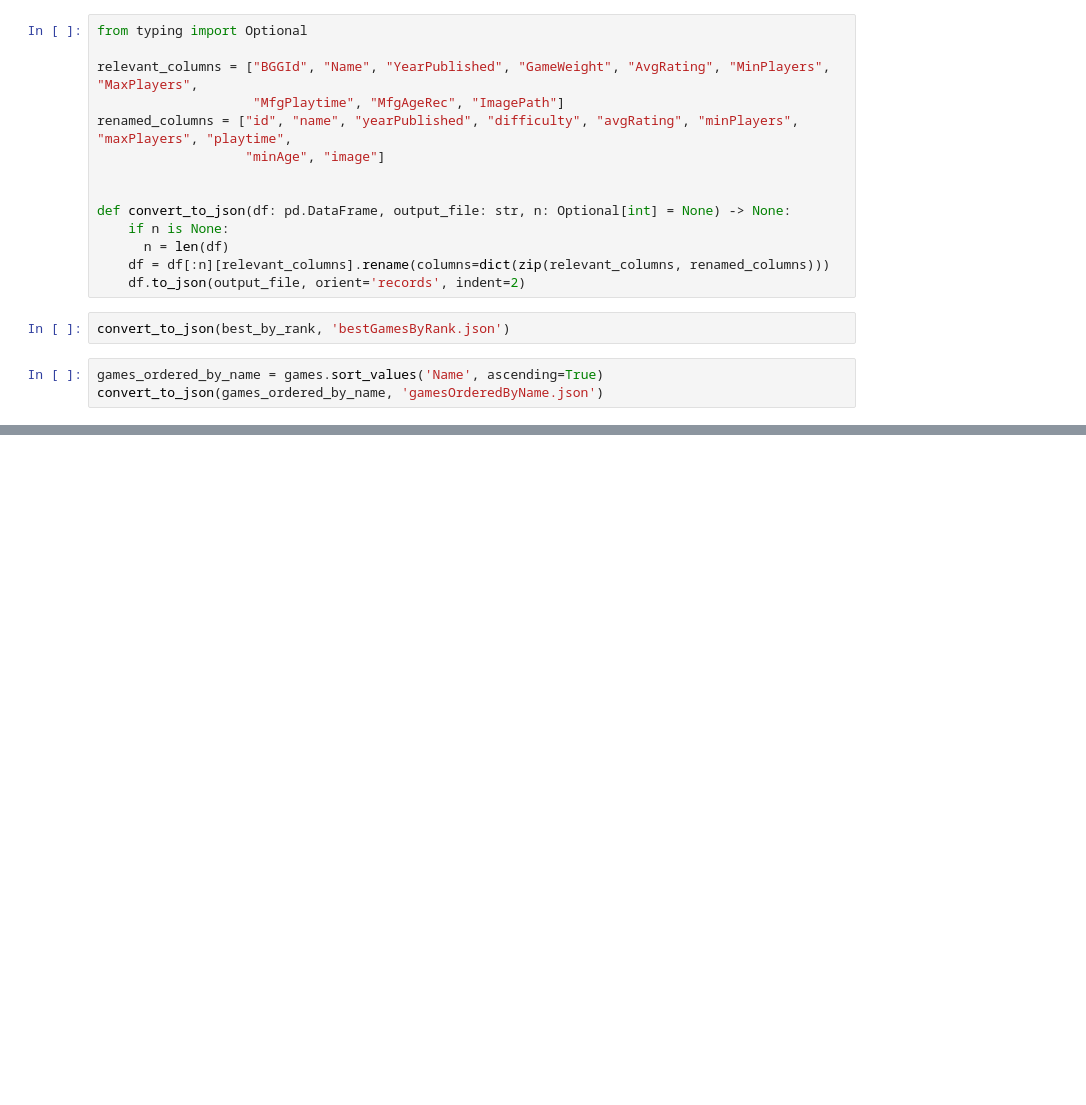
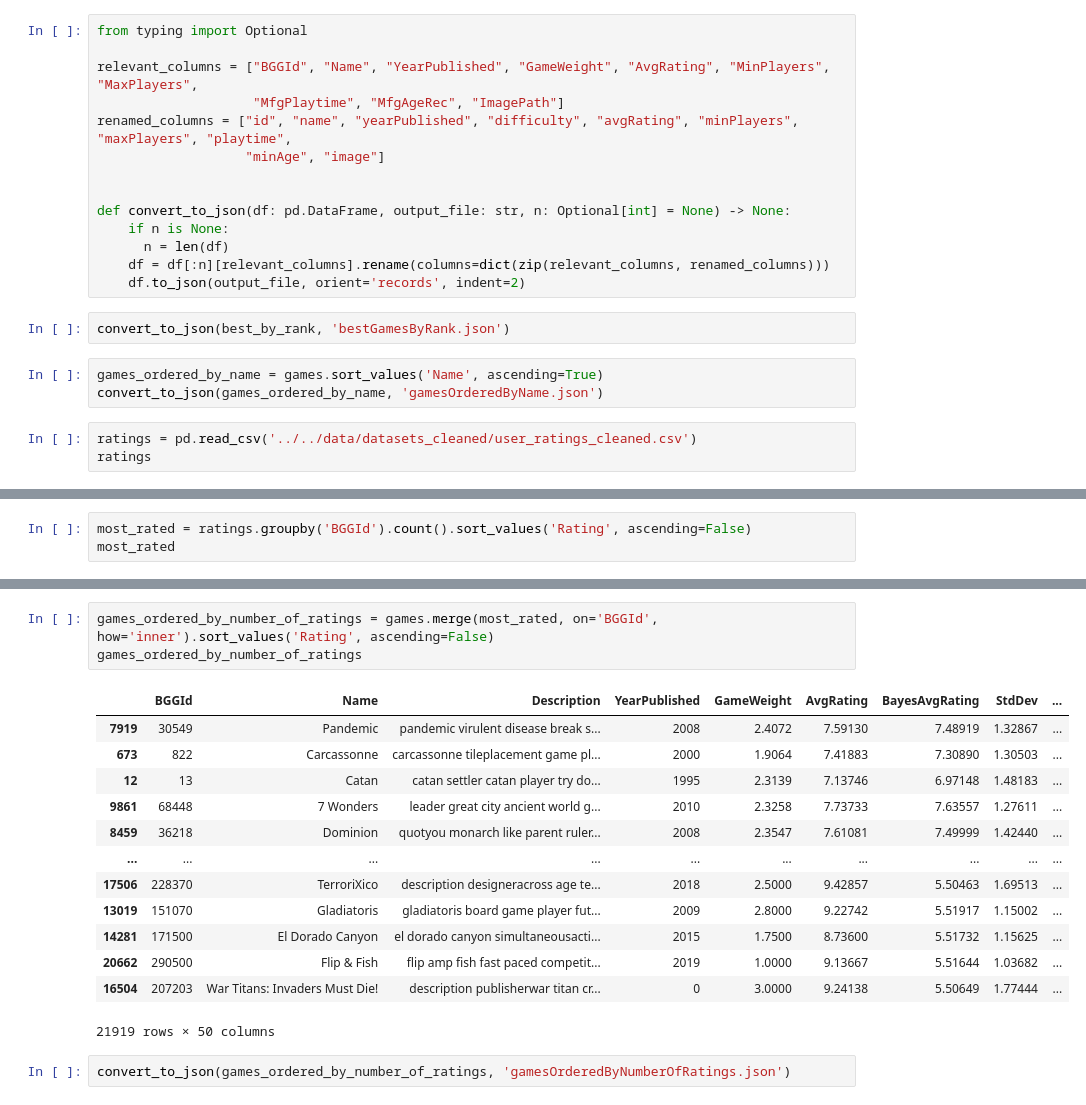
Before and after one commit to petr7555/pv254-board-games-recommender, a Jupyter notebook: server/playground/petr_janik/baselines.ipynb, the cells around one changed output, grey strips where cells are left out. Cells and saved outputs as stored; diff of their text form; blank space fills up the shorter version.

```diff
--- a/server/playground/petr_janik/baselines.ipynb
+++ b/server/playground/petr_janik/baselines.ipynb
@@ -84,3 +84,6 @@ convert_to_json(best_by_rank, 'bestGamesByRank.json')
 # %%
 games_ordered_by_name = games.sort_values('Name', ascending=True)
 convert_to_json(games_ordered_by_name, 'gamesOrderedByName.json')
+# %%
+ratings = pd.read_csv('../../data/datasets_cleaned/user_ratings_cleaned.csv')
+ratings
@@ -86,0 +104,3 @@ convert_to_json(games_ordered_by_name, 'gamesOrderedByName.json')
+# %%
+most_rated = ratings.groupby('BGGId').count().sort_values('Rating', ascending=False)
+most_rated
@@ -86,0 +122,19 @@ convert_to_json(games_ordered_by_name, 'gamesOrderedByName.json')
+# %%
+games_ordered_by_number_of_ratings = games.merge(most_rated, on='BGGId', how='inner').sort_values('Rating', ascending=False)
+games_ordered_by_number_of_ratings
+# %% [output]
+|  | BGGId | Name | Description | YearPublished | GameWeight | AvgRating | BayesAvgRating | StdDev | ... |
+| 7919 | 30549 | Pandemic | pandemic virulent disease break s... | 2008 | 2.4072 | 7.59130 | 7.48919 | 1.32867 | ... |
+| 673 | 822 | Carcassonne | carcassonne tileplacement game pl... | 2000 | 1.9064 | 7.41883 | 7.30890 | 1.30503 | ... |
+| 12 | 13 | Catan | catan settler catan player try do... | 1995 | 2.3139 | 7.13746 | 6.97148 | 1.48183 | ... |
+| 9861 | 68448 | 7 Wonders | leader great city ancient world g... | 2010 | 2.3258 | 7.73733 | 7.63557 | 1.27611 | ... |
+| 8459 | 36218 | Dominion | quotyou monarch like parent ruler... | 2008 | 2.3547 | 7.61081 | 7.49999 | 1.42440 | ... |
+| ... | ... | ... | ... | ... | ... | ... | ... | ... | ... |
+| 17506 | 228370 | TerroriXico | description designeracross age te... | 2018 | 2.5000 | 9.42857 | 5.50463 | 1.69513 | ... |
+| 13019 | 151070 | Gladiatoris | gladiatoris board game player fut... | 2009 | 2.8000 | 9.22742 | 5.51917 | 1.15002 | ... |
+| 14281 | 171500 | El Dorado Canyon | el dorado canyon simultaneousacti... | 2015 | 1.7500 | 8.73600 | 5.51732 | 1.15625 | ... |
+| 20662 | 290500 | Flip & Fish | flip amp fish fast paced competit... | 2019 | 1.0000 | 9.13667 | 5.51644 | 1.03682 | ... |
+| 16504 | 207203 | War Titans: Invaders Must Die! | description publisherwar titan cr... | 0 | 3.0000 | 9.24138 | 5.50649 | 1.77444 | ... |
+21919 rows × 50 columns
+# %%
+convert_to_json(games_ordered_by_number_of_ratings, 'gamesOrderedByNumberOfRatings.json')
```
Also changed, not shown: parts of 2 cells of this notebook, 21 other files.
